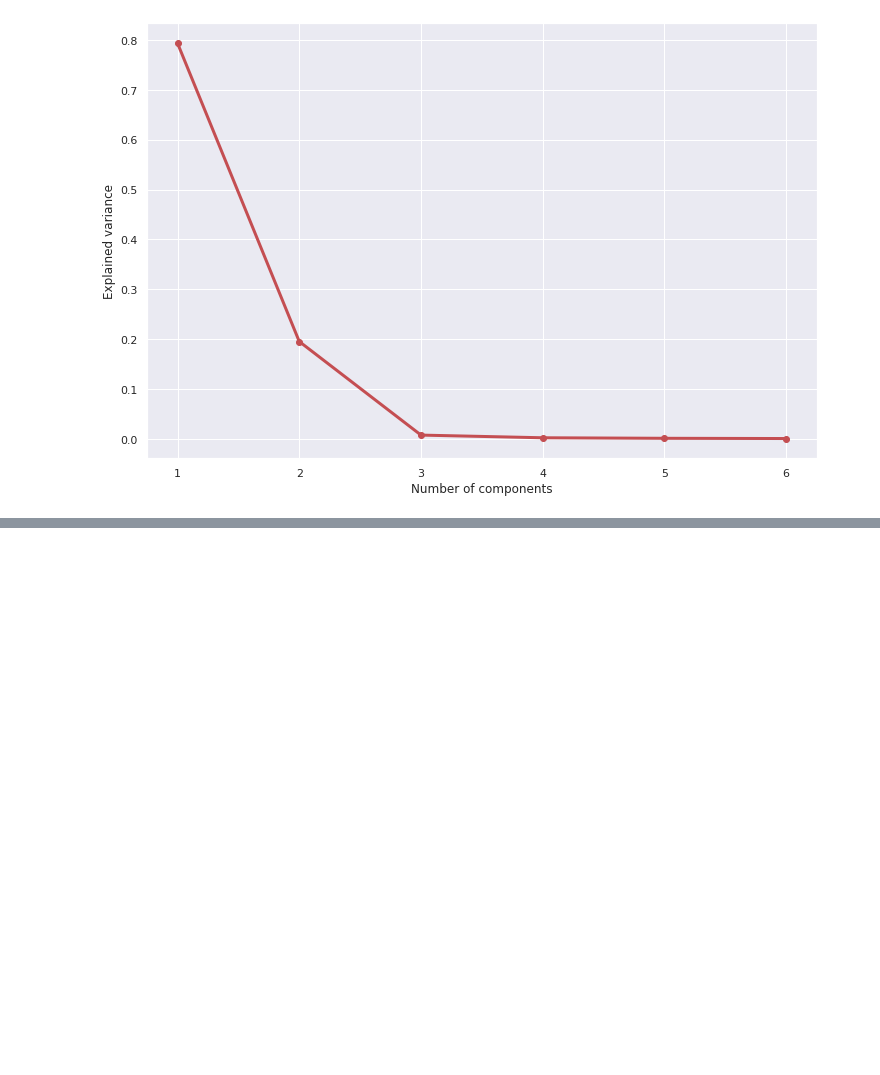
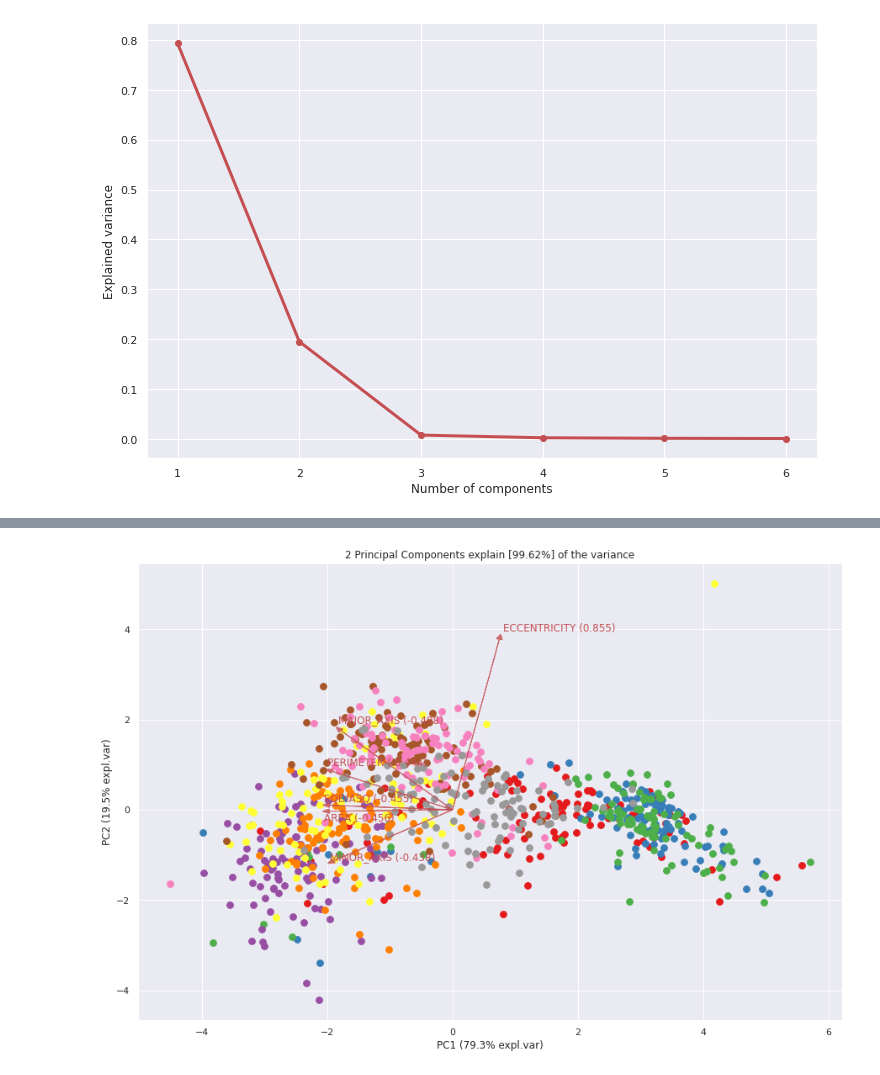
Before and after one commit to Ameer-Mohammed/test2, a Jupyter notebook: Project.ipynb, the cells around one changed output, grey strips where cells are left out. Cells and saved outputs as stored; diff of their text form; code cells hidden in the pictures; blank space fills up the shorter version.

```diff
--- a/Project.ipynb
+++ b/Project.ipynb
@@ -267,0 +385,3 @@ plt.show()
+# %%
+ ax = model.biplot(label=False, legend=False)
+# %% [output]
@@ -267,0 +391 @@ plt.show()
+[figure, added]
```
Also changed, not shown: parts of 27 cells of this notebook.
